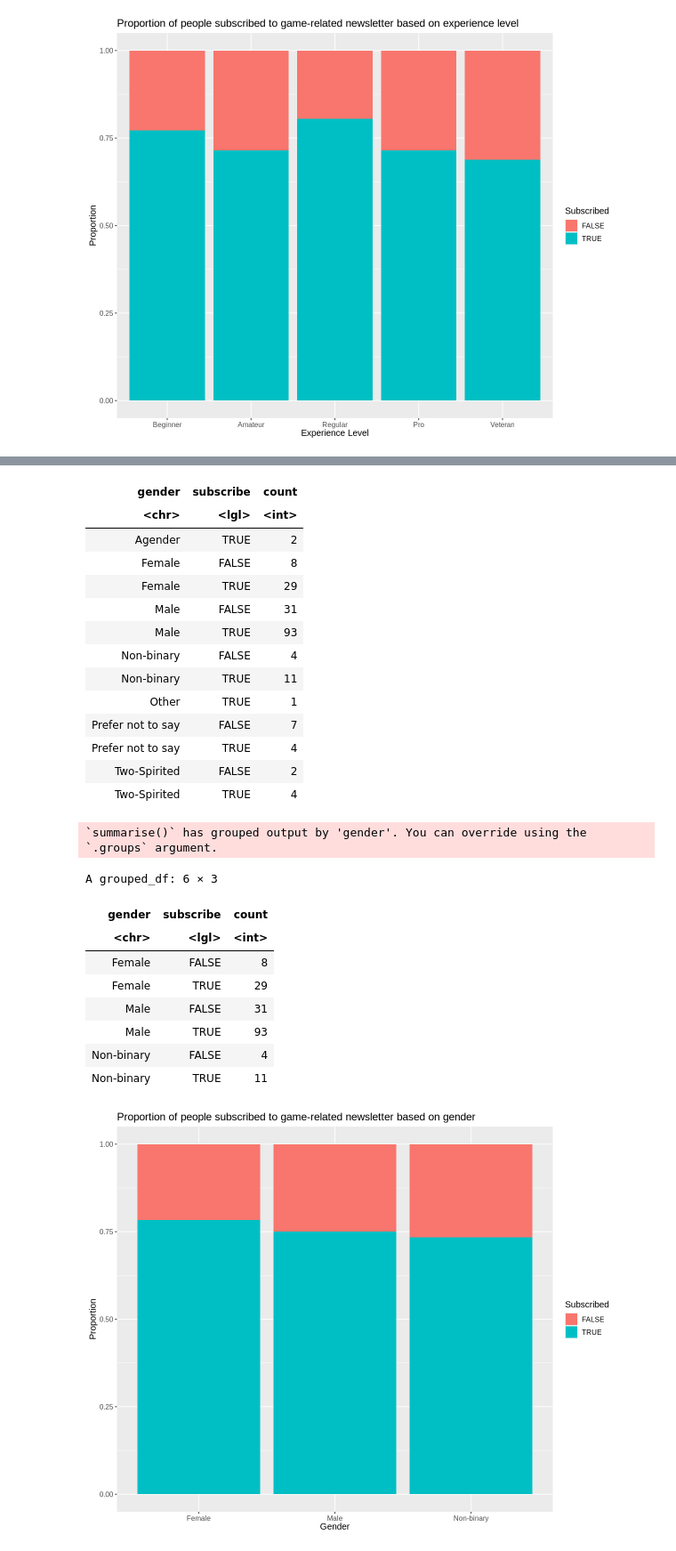
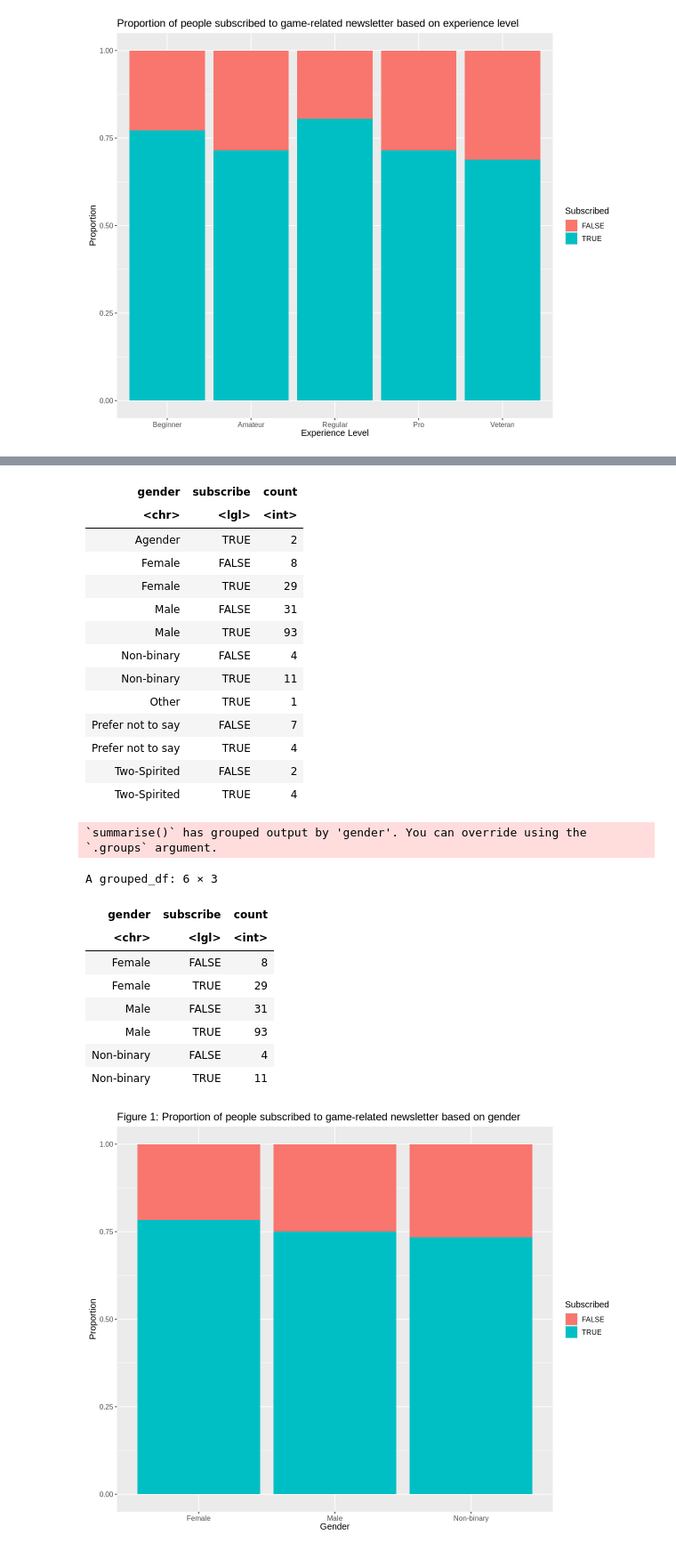
Before and after one commit to aposton2312/dsci100projecty, a Jupyter notebook: project.ipynb, the cells around one changed output, grey strips where cells are left out. Shown at 89% size. Drawn from its saved outputs; the diff is of its cells as text; code cells hidden in the pictures.

```diff
--- a/project.ipynb
+++ b/project.ipynb
@@ -157,37 +157,37 @@ options(repr.plot.width=10, repr.plot.height=8)
 gender_plot<- players_gender_best |>
 ggplot(aes(x=gender, y=count, fill=subscribe)) +
 geom_bar(stat="identity", position="fill")+
-labs(x="Gender", y="Proportion", title="Proportion of people subscribed to game-related newsletter based on gender", fill="Subscribed")+
+labs(x="Gender", y="Proportion", title="Figure 1: Proportion of people subscribed to game-related newsletter based on gender", fill="Subscribed")+
 theme(text=element_text(size=12))
 gender_plot
 # %% [output]
 `summarise()` has grouped output by 'gender'. You can override using the
 `.groups` argument.
 A grouped_df: 12 × 3
 | gender | subscribe | count |
 | <chr> | <lgl> | <int> |
 | Agender | TRUE | 2 |
 | Female | FALSE | 8 |
 | Female | TRUE | 29 |
 | Male | FALSE | 31 |
 | Male | TRUE | 93 |
 | Non-binary | FALSE | 4 |
 | Non-binary | TRUE | 11 |
 | Other | TRUE | 1 |
 | Prefer not to say | FALSE | 7 |
 | Prefer not to say | TRUE | 4 |
 | Two-Spirited | FALSE | 2 |
 | Two-Spirited | TRUE | 4 |
 `summarise()` has grouped output by 'gender'. You can override using the
 `.groups` argument.
 A grouped_df: 6 × 3
 | gender | subscribe | count |
 | <chr> | <lgl> | <int> |
 | Female | FALSE | 8 |
 | Female | TRUE | 29 |
 | Male | FALSE | 31 |
 | Male | TRUE | 93 |
 | Non-binary | FALSE | 4 |
 | Non-binary | TRUE | 11 |
-[figure, old version]
+[figure, new version]
 # %% [markdown]
```
Also changed, not shown: parts of 6 cells of this notebook.
